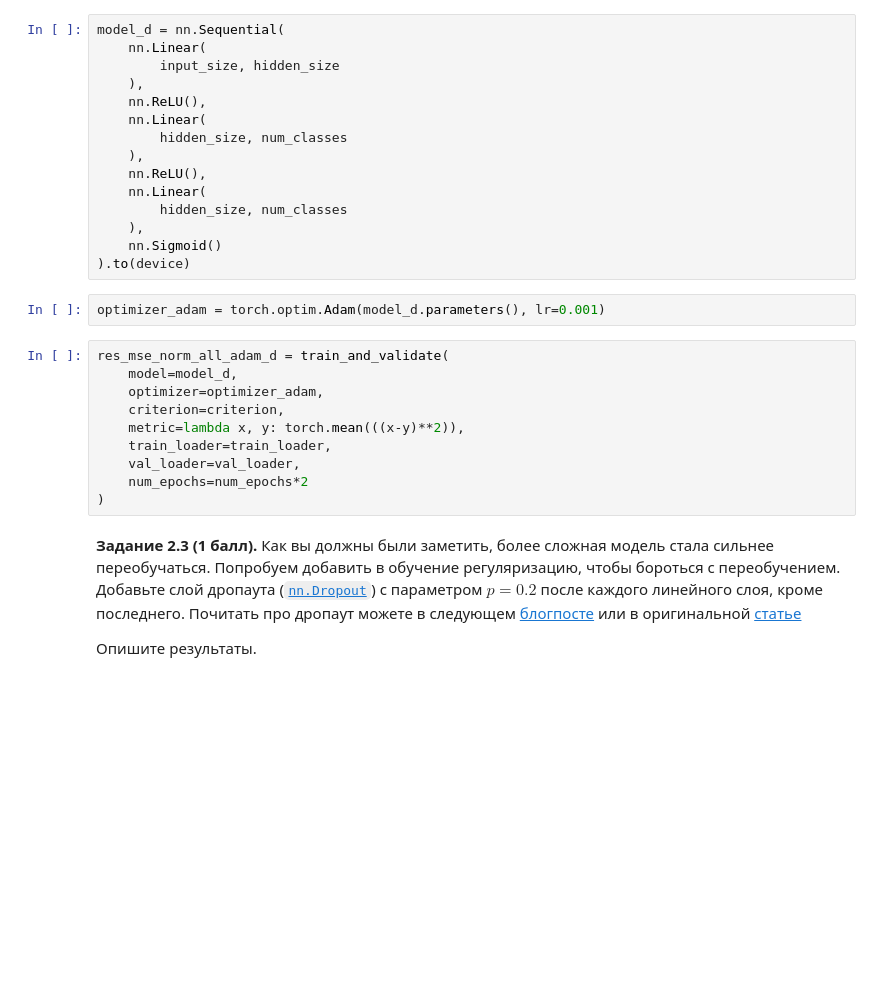
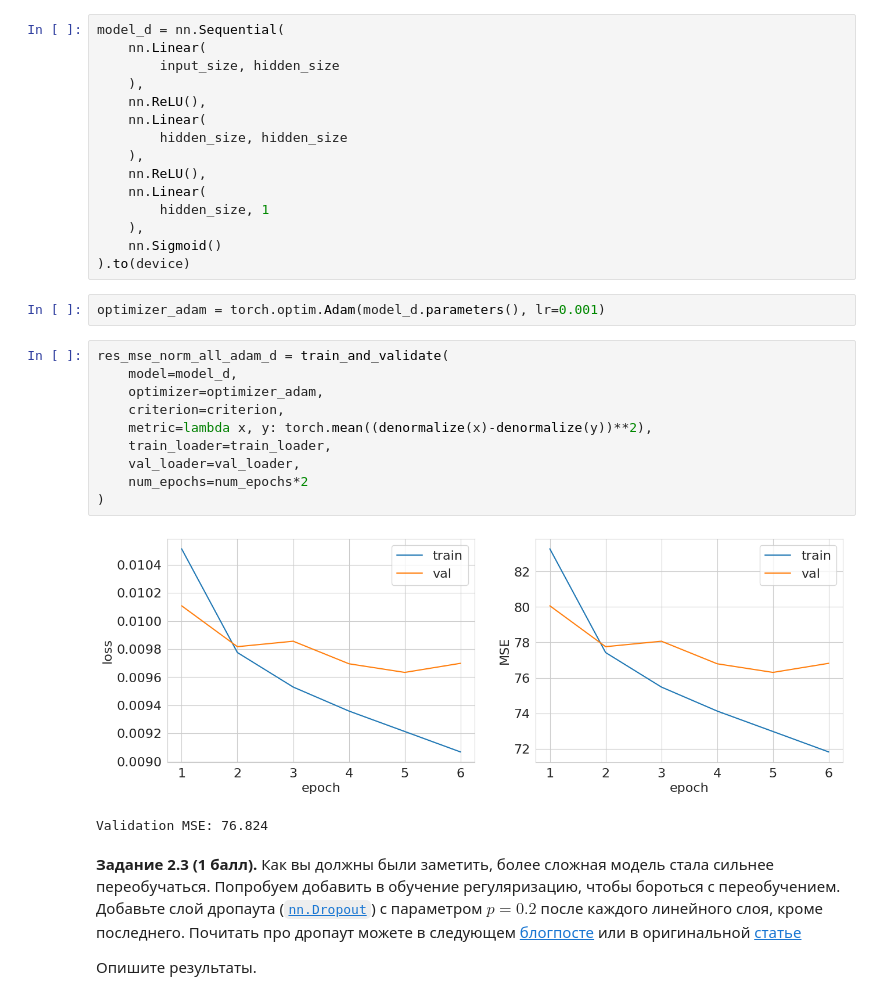
Before and after one commit to MoiseevRoman/dl-course-hse-masters, a Jupyter notebook: homeworks/HW1/HW1_Light.ipynb, the cells around one changed output. Saved outputs shown, nothing was run; the diff lists cells and outputs as text; blank space fills up the shorter version.

```diff
--- a/homeworks/HW1/HW1_Light.ipynb
+++ b/homeworks/HW1/HW1_Light.ipynb
@@ -632,11 +644,11 @@ model_d = nn.Sequential(
     ),
     nn.ReLU(),
     nn.Linear(
-        hidden_size, num_classes
+        hidden_size, hidden_size
     ),
     nn.ReLU(),
     nn.Linear(
-        hidden_size, num_classes
+        hidden_size, 1
     ),
     nn.Sigmoid()
 ).to(device)
@@ -645,13 +657,16 @@ optimizer_adam = torch.optim.Adam(model_d.parameters(), lr=0.001)
 # %%
 res_mse_norm_all_adam_d = train_and_validate(
     model=model_d,
     optimizer=optimizer_adam,
     criterion=criterion,
-    metric=lambda x, y: torch.mean(((x-y)**2)),
+    metric=lambda x, y: torch.mean((denormalize(x)-denormalize(y))**2),
     train_loader=train_loader,
     val_loader=val_loader,
     num_epochs=num_epochs*2
 )
+# %% [output]
+[figure, added]
+Validation MSE: 76.824
 # %% [markdown]
 **Задание 2.3 (1 балл).** Как вы должны были заметить, более сложная модель стала сильнее переобучаться. Попробуем добавить в обучение регуляризацию, чтобы бороться с переобучением. Добавьте слой дропаута ([`nn.Dropout`](https://pytorch.org/docs/stable/generated/torch.nn.Dropout.html#torch.nn.Dropout)) с параметром $p=0.2$ после каждого линейного слоя, кроме последнего. Почитать про дропаут можете в следующем [блогпосте](https://medium.com/@amarbudhiraja/https-medium-com-amarbudhiraja-learning-less-to-learn-better-dropout-in-deep-machine-learning-74334da4bfc5) или в оригинальной [статье](https://jmlr.org/papers/volume15/srivastava14a/srivastava14a.pdf)
 
```
Also changed, not shown: parts of 10 cells of this notebook.
